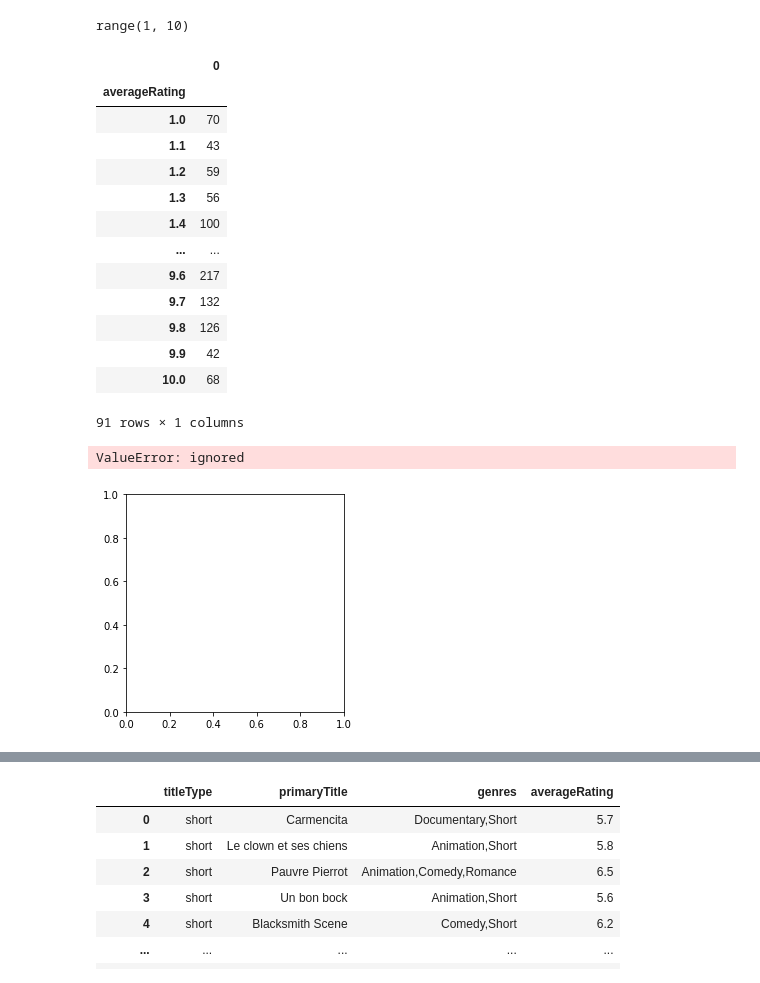
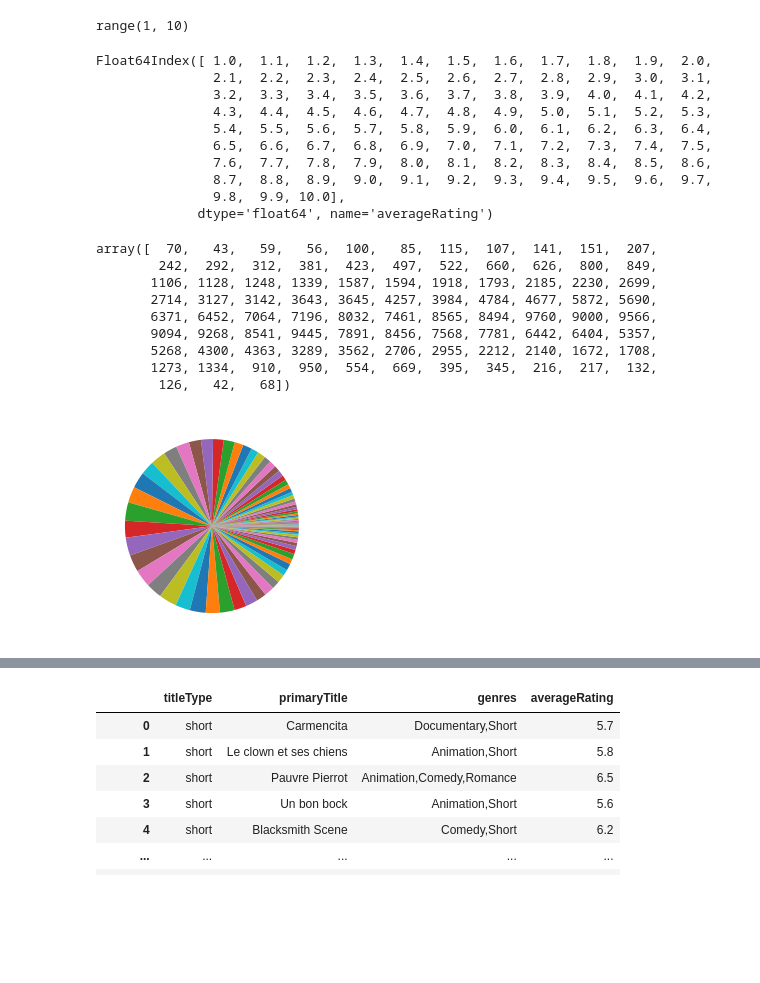
Before and after one commit to data-IA-2022/Netfloox_Asmae_Fengfeng_J-r-my, a Jupyter notebook: Netflooooox_Fengfeng.ipynb, the cells around one changed output, grey strips where cells are left out. Cells and saved outputs as stored; diff of their text form; code cells hidden in the pictures; blank space fills up the shorter version.

```diff
--- a/Netflooooox_Fengfeng.ipynb
+++ b/Netflooooox_Fengfeng.ipynb
@@ -48,8 +59,7 @@ Engine(mysql://root:***@greta-p2-g1.westeurope.cloudapp.azure.com/test?autocommi
 df = pd.read_sql("""SELECT  basics.titleType,basics.primaryTitle, basics.genres, ratings.averageRating
 FROM netfloox.basics
 JOIN netfloox.ratings
-ON netfloox.basics.tconst = netfloox.ratings.tconst;
-;""", engine)
+ON netfloox.basics.tconst = netfloox.ratings.tconst;""", engine)
 # %%
 grouped_single = df.groupby('titleType').agg({'averageRating': ['mean', 'min', 'max']})
 
@@ -123,29 +144,36 @@ lists
 range(1, 10)
 # %%
 df_ratingsMovie = pd.DataFrame(ratingsMovie)
-df_ratingsMovie
+df_ratingsMovie.index
 # %% [output]
-|  | 0 |
-| averageRating |  |
-| 1.0 | 70 |
-| 1.1 | 43 |
-| 1.2 | 59 |
-| 1.3 | 56 |
-| 1.4 | 100 |
-| ... | ... |
-| 9.6 | 217 |
-| 9.7 | 132 |
-| 9.8 | 126 |
-| 9.9 | 42 |
-| 10.0 | 68 |
-91 rows × 1 columns
+Float64Index([ 1.0,  1.1,  1.2,  1.3,  1.4,  1.5,  1.6,  1.7,  1.8,  1.9,  2.0,
+               2.1,  2.2,  2.3,  2.4,  2.5,  2.6,  2.7,  2.8,  2.9,  3.0,  3.1,
+               3.2,  3.3,  3.4,  3.5,  3.6,  3.7,  3.8,  3.9,  4.0,  4.1,  4.2,
+               4.3,  4.4,  4.5,  4.6,  4.7,  4.8,  4.9,  5.0,  5.1,  5.2,  5.3,
+               5.4,  5.5,  5.6,  5.7,  5.8,  5.9,  6.0,  6.1,  6.2,  6.3,  6.4,
+               6.5,  6.6,  6.7,  6.8,  6.9,  7.0,  7.1,  7.2,  7.3,  7.4,  7.5,
+               7.6,  7.7,  7.8,  7.9,  8.0,  8.1,  8.2,  8.3,  8.4,  8.5,  8.6,
+               8.7,  8.8,  8.9,  9.0,  9.1,  9.2,  9.3,  9.4,  9.5,  9.6,  9.7,
+               9.8,  9.9, 10.0],
+             dtype='float64', name='averageRating')
+# %%
+np.array(df_ratingsMovie[0])
+# %% [output]
+array([  70,   43,   59,   56,  100,   85,  115,  107,  141,  151,  207,
+        242,  292,  312,  381,  423,  497,  522,  660,  626,  800,  849,
+       1106, 1128, 1248, 1339, 1587, 1594, 1918, 1793, 2185, 2230, 2699,
+       2714, 3127, 3142, 3643, 3645, 4257, 3984, 4784, 4677, 5872, 5690,
+       6371, 6452, 7064, 7196, 8032, 7461, 8565, 8494, 9760, 9000, 9566,
+       9094, 9268, 8541, 9445, 7891, 8456, 7568, 7781, 6442, 6404, 5357,
+       5268, 4300, 4363, 3289, 3562, 2706, 2955, 2212, 2140, 1672, 1708,
+       1273, 1334,  910,  950,  554,  669,  395,  345,  216,  217,  132,
+        126,   42,   68])
 # %%
 # create data: an array of values
-ratings=['averageRating'],
+# ratings=['averageRating'],
 
 # Create a pieplot
-plt.pie(df_ratingsMovie, labels=ratings)
+plt.pie(df_ratingsMovie) #, labels=ratings)
 plt.show()
 # %% [output]
-ValueError: ignored
-[figure, old version]
+[figure, new version]
```
Also changed, not shown: parts of 14 cells of this notebook.
